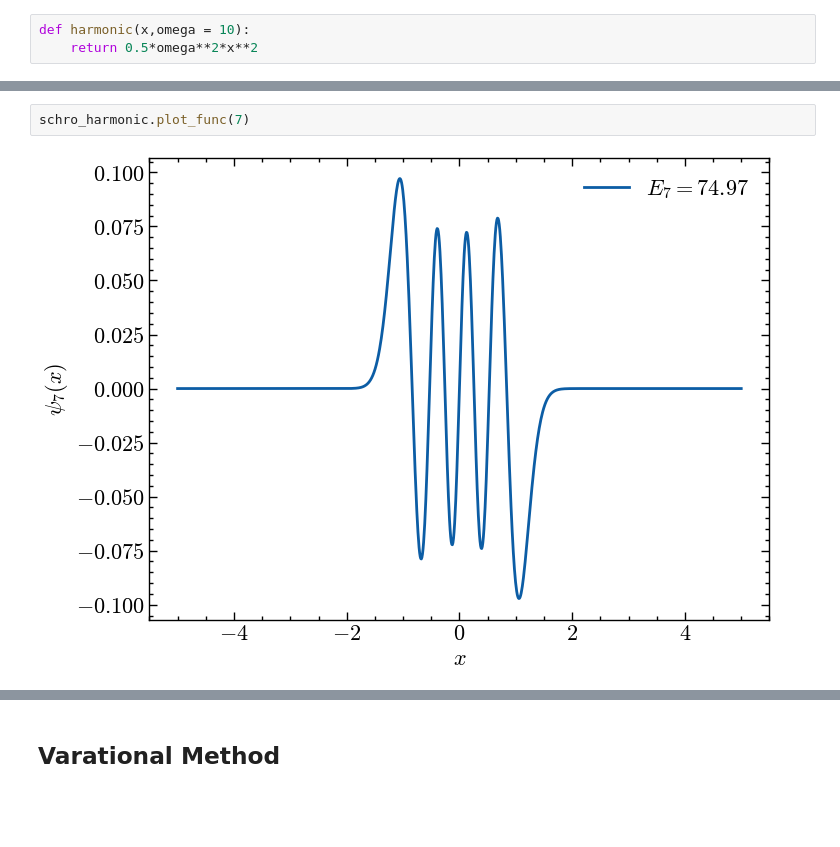
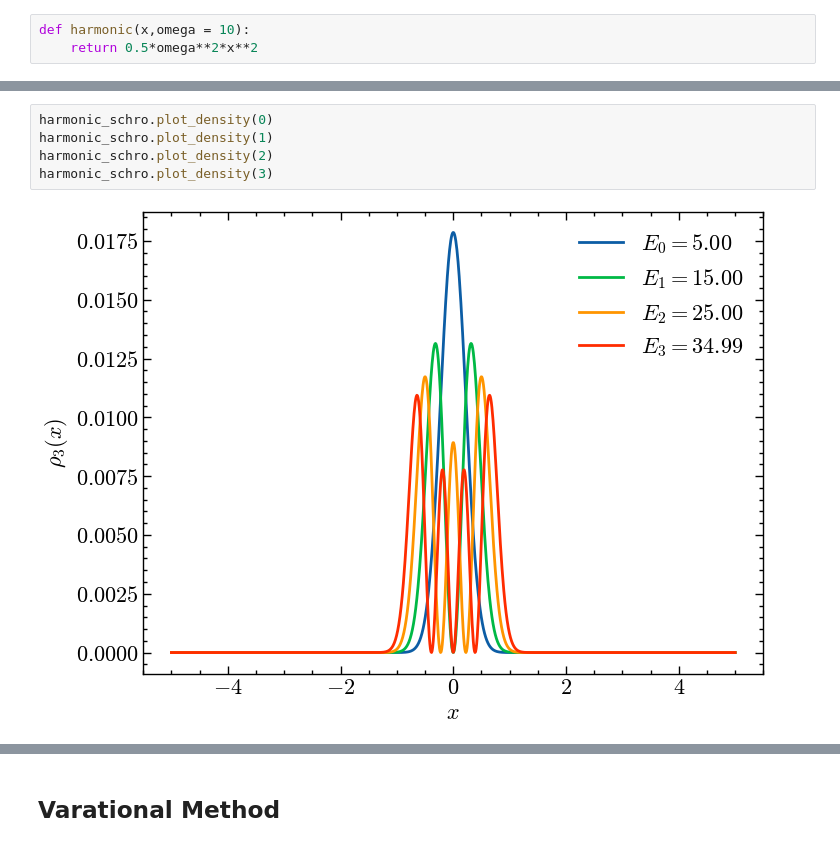
Before and after one commit to BorealisH/1dscheq, a Jupyter notebook: 1dse.ipynb, the cells around one changed output, grey strips where cells are left out. Saved outputs shown, nothing was run; the diff lists cells and outputs as text; blank space fills up the shorter version.

```diff
--- a/1dse.ipynb
+++ b/1dse.ipynb
@@ -176,4 +183,7 @@ schro_harmonic.plot_density(1)
-# %%
-schro_harmonic.plot_func(7)
-# %% [output]
-[figure, removed]
+# %%
+harmonic_schro.plot_density(0)
+harmonic_schro.plot_density(1)
+harmonic_schro.plot_density(2)
+harmonic_schro.plot_density(3)
+# %% [output]
+[figure, added]
```
Also changed, not shown: parts of 25 cells of this notebook.
